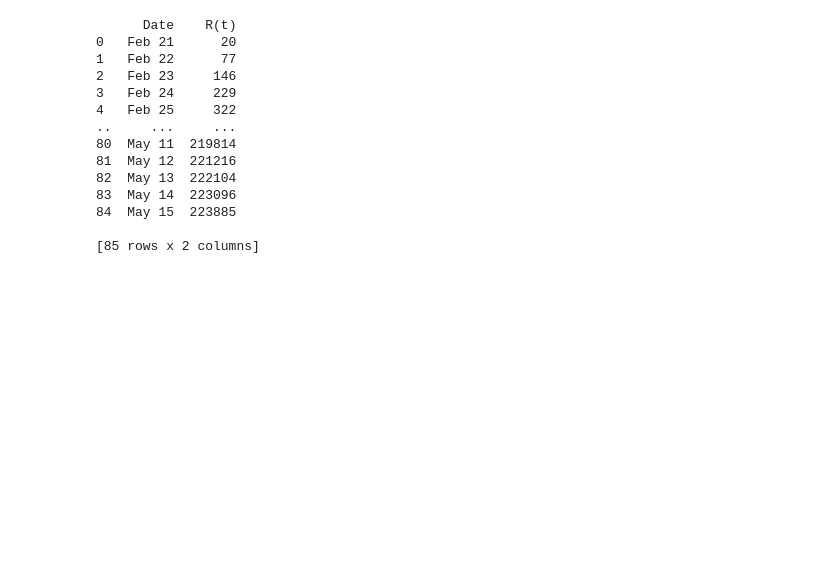
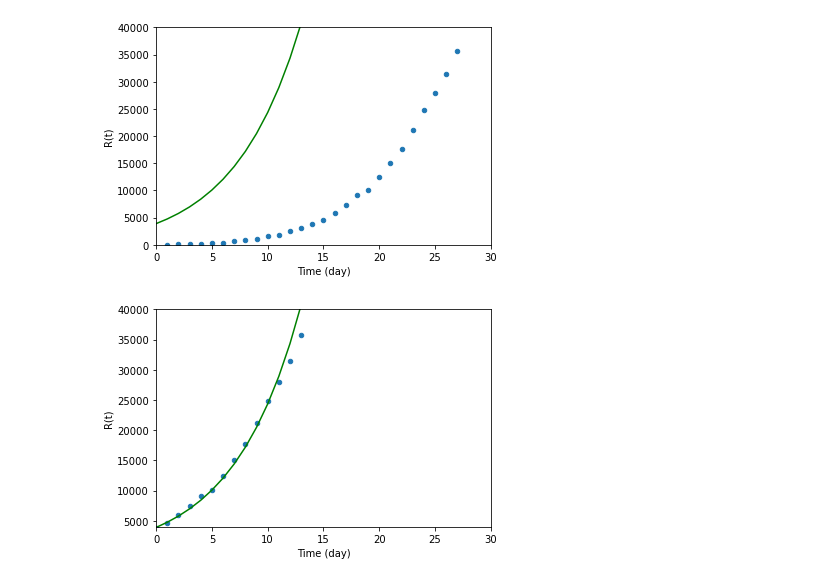
Before and after one commit to dfrancioni/Project-2, a Jupyter notebook: Project 2 Francioni.ipynb, the cells around one changed output. Drawn from its saved outputs; the diff is of its cells as text; code cells hidden in the pictures; blank space fills up the shorter version.

```diff
--- a/Project 2 Francioni.ipynb
+++ b/Project 2 Francioni.ipynb
@@ -60,20 +63,23 @@ plt.show()
-# %%
-import pandas as pd
-
-dat = pd.read_csv('Project 2 Infected.csv', header=0)
-print(dat)
-# %% [output]
-      Date    R(t)
-0   Feb 21      20
-1   Feb 22      77
-2   Feb 23     146
-3   Feb 24     229
-4   Feb 25     322
-..     ...     ...
-80  May 11  219814
-81  May 12  221216
-82  May 13  222104
-83  May 14  223096
-84  May 15  223885
-
-[85 rows x 2 columns]
+# %%
+import pandas as pd
+
+dat = pd.read_csv('Project 2 Infected.csv', header=0)
+
+#plot data on the same plot
+ax = dat.plot.scatter(x='Day', y='R(t)', xlabel='Time (day)', ylabel='R(t)')
+plt.plot(time, output[:,2], color='g');
+plt.xlim([0, 30])
+plt.ylim([0, 40000])
+plt.show()
+
+dat1 = pd.read_csv('Project 2 Infected Update.csv', header=0)
+
+#plot data on the same plot starting at March 5(which matches are initial condition for R(0))
+ax = dat1.plot.scatter(x='Day', y='R(t)', xlabel='Time (day)', ylabel='R(t)')
+plt.plot(time, output[:,2], color='g');
+plt.xlim([0, 30])
+plt.ylim([4000, 40000])
+plt.show()
+# %% [output]
+[figure, added]
+[figure, added]
```
Also changed, not shown: parts of 3 cells of this notebook, 1 other file.
